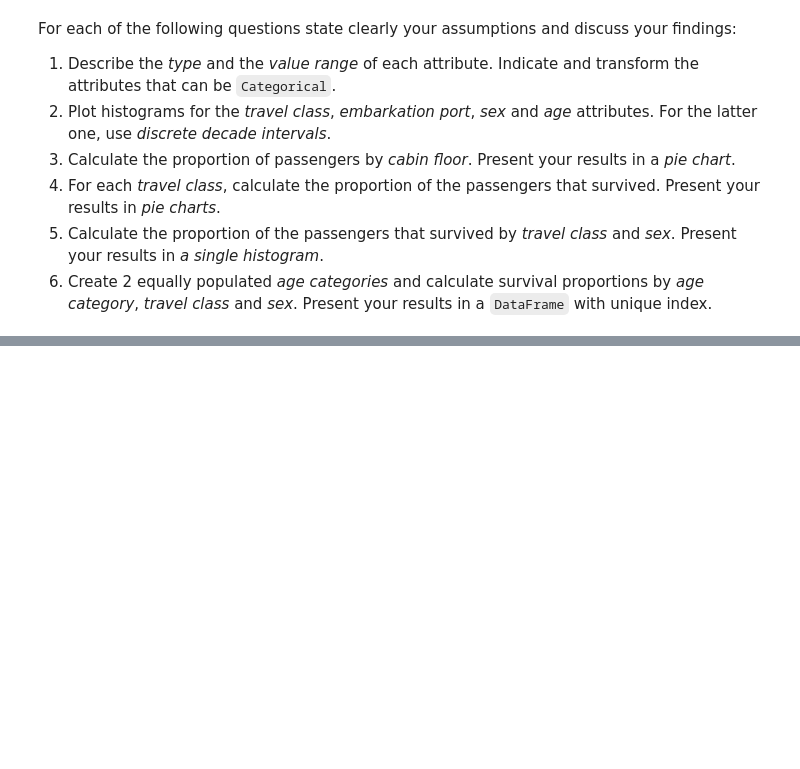
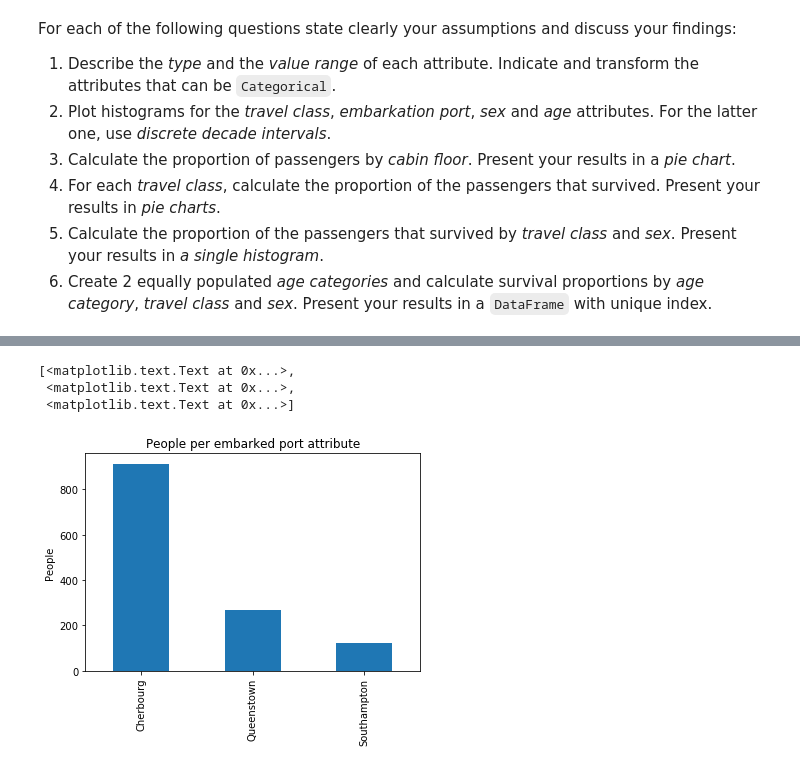
Before and after one commit to julied20/ada-2017, a Jupyter notebook: Homeworks/Homework01/Homework 1.ipynb, the cells around one changed output, grey strips where cells are left out. Saved outputs shown, nothing was run; the diff lists cells and outputs as text; code cells hidden in the pictures; blank space fills up the shorter version.

```diff
--- a/Homeworks/Homework01/Homework 1.ipynb
+++ b/Homeworks/Homework01/Homework 1.ipynb
@@ -104,0 +186,13 @@ For each of the following questions state clearly your assumptions and discuss y
+# %%
+# Histograms for embarkation port attributes (Cherbourg Queenstown Southampton)
+
+df = titanicData.embarked.astype('category')
+embarkedPlot = df.value_counts().plot(kind='bar')
+embarkedPlot.set_title("People per embarked port attribute")
+embarkedPlot.set_ylabel("People")
+embarkedPlot.set_xticklabels(["Cherbourg", "Queenstown", "Southampton"])
+# %% [output]
+[<matplotlib.text.Text at 0x...>,
+ <matplotlib.text.Text at 0x...>,
+ <matplotlib.text.Text at 0x...>]
+[figure, added]
```
Also changed, not shown: parts of 21 cells of this notebook.
